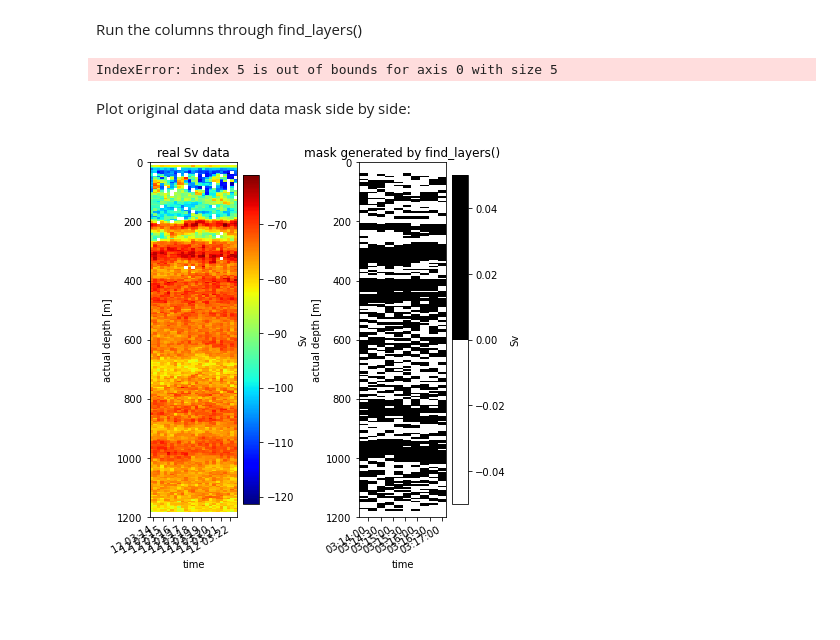
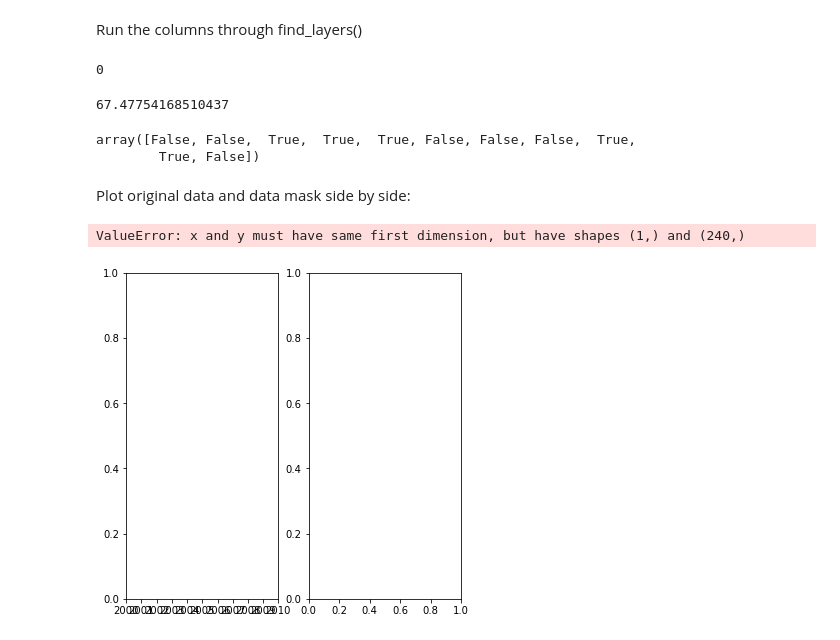
Before and after one commit to loicbachelot/owh-proj-bioacoustics, a Jupyter notebook: bioacoustics/data_exploration/algorithm_draft_01.ipynb, the cells around one changed output. Saved outputs shown, nothing was run; the diff lists cells and outputs as text; code cells hidden in the pictures; blank space fills up the shorter version.

```diff
--- a/bioacoustics/data_exploration/algorithm_draft_01.ipynb
+++ b/bioacoustics/data_exploration/algorithm_draft_01.ipynb
@@ -167,13 +183,13 @@ def find_layers(xarr_col):
     #size_list
     # combines all window masks into one masks
     flipped_xarr_col = xr.DataArray(np.flip(xarr_col.data), dims=(xarr_col.dims[0]))
-    return reduce(lambda xarr_col, flipped_xarr_col: xarr_col|flipped_xarr_col, [find_layer(xarr_col, x[0], x[1]) for x in size_list])
+    return reduce(lambda xarr_col, flipped_xarr_col: xarr_col|flipped_xarr_col, [run_window(xarr_col, x[0], x[1]) for x in size_list])
 # %% [markdown]
 # Illustrative test of algorithm
 # %% [markdown]
 Grab first few columns of data
 # %%
-n = 5 # number of columns to test
+n = 1 # number of columns to test
 test_columns = xr.DataArray(ds.Sv.isel(TIME=slice(0,n)),dims=("TIME","DEPTH"))
 # %% [markdown]
 Run the columns through find_layers()
@@ -186,31 +202,44 @@ def sv_to_SSLmask(xarr):
     '''
     masked_columns = copy.deepcopy(xarr)
     # loop over all columns
-    for t in range(0,xarr.shape[1]-1):
+    for t in range(0,xarr.shape[0]):
+        print(t)
         masked_columns.data[t] = find_layers(xarr.isel(TIME=t))
     return masked_columns
 
+t = time.time()
 masked_columns = sv_to_SSLmask(test_columns)
+elapsed = time.time() - t
+print(elapsed)
 # %% [output]
-IndexError: index 5 is out of bounds for axis 0 with size 5
+0
+67.47754168510437
+# %%
+v = xr.DataArray([3,2,56,43,33,10,5,5,11,8,6], dims=("TIME"))
+w = find_layers(v)
+w
+# %% [output]
+array([False, False,  True,  True,  True, False, False, False,  True,
+        True, False])
 # %% [markdown]
 Plot original data and data mask side by side:
 # %%
 fig, axes = plt.subplots(1,2,figsize=(6,6))
 
 # plot data with 10log_10 scaling
 cmap = mpl.colors.ListedColormap(['w', 'k'])
 fig = (10*np.log10(test_columns)).plot(x='TIME', cmap="jet",ax=axes[0])
-fig = (10*np.log10(masked_columns)).plot(x='TIME', cmap=cmap,ax=axes[1])
+fig = ((masked_columns)).plot(x='TIME', cmap=cmap,ax=axes[1])
 
 plt.tight_layout()
 
 # invert y axis so that depth increases downwards
 axes[0].invert_yaxis()
 axes[1].invert_yaxis()
 
 # titles
 axes[0].set_title("real Sv data");
 axes[1].set_title("mask generated by find_layers()");
 # %% [output]
+ValueError: x and y must have same first dimension, but have shapes (1,) and (240,)
-[figure, old version]
+[figure, new version]
```
Also changed, not shown: parts of 3 cells of this notebook.
